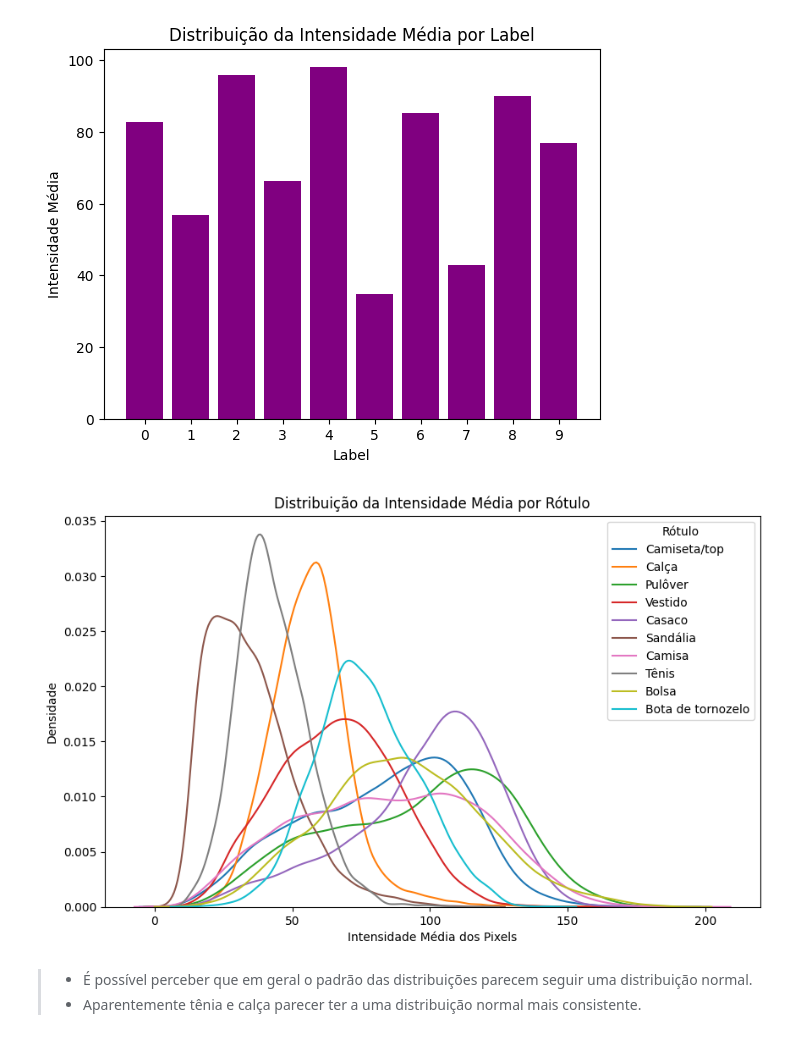
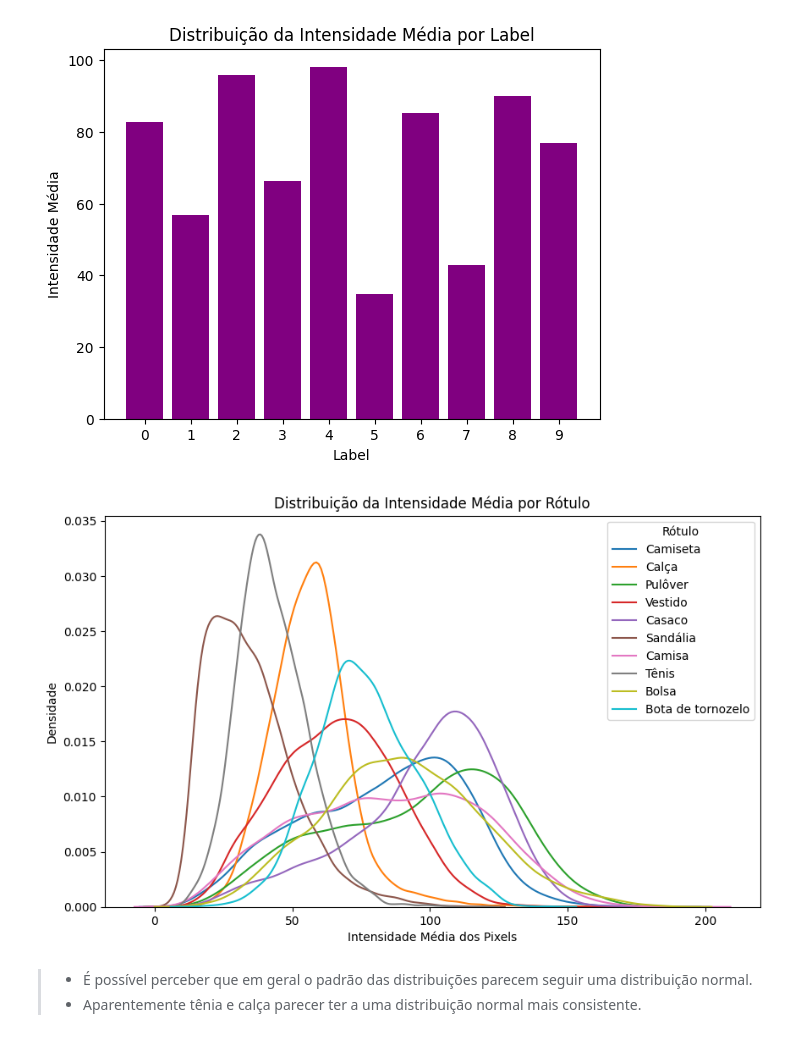
Before and after one commit to anycarolinys/projeto_visao_computacional, a Jupyter notebook: visao_computacional.ipynb, the cells around one changed output. Saved outputs shown, nothing was run; the diff lists cells and outputs as text; code cells hidden in the pictures.

```diff
--- a/visao_computacional.ipynb
+++ b/visao_computacional.ipynb
@@ -82,35 +82,35 @@ plt.show()
 # %%
 num_classes = 10  # 10 classes de dígitos (0 a 9)
 mean_intensities = []
 
 for i in range(num_classes):
     class_data = train_fmnist[train_fmnist['label'] == i]
     mean_intensity = class_data.iloc[:, 1:].values.mean(axis=1)  # Ignorando a coluna de rótulo e calculando a média por linha
     mean_intensities.append(mean_intensity)
 
-label_dictionary = {0: "Camiseta/top",
+label_dictionary = {0: "Camiseta",
                     1: "Calça",
                     2: "Pulôver",
                     3: "Vestido",
                     4: "Casaco",
                     5: "Sandália",
                     6: "Camisa",
                     7: "Tênis",
                     8: "Bolsa",
                     9: "Bota de tornozelo"}
 
 # Criar um gráfico de densidade
 plt.figure(figsize=(10, 6))
 for i in range(num_classes):
     # sns.kdeplot(mean_intensities[i], label=str(i))
     sns.kdeplot(mean_intensities[i], label=label_dictionary[i])
 plt.title('Distribuição da Intensidade Média por Rótulo')
 plt.xlabel('Intensidade Média dos Pixels')
 plt.ylabel('Densidade')
 plt.legend(title='Rótulo')
 plt.show()
 # %% [output]
-[figure, old version]
+[figure, new version]
 # %% [markdown]
 > - É possível perceber que em geral o padrão das distribuições parecem seguir uma distribuição normal.
 > - Aparentemente tênia e calça parecer ter a uma distribuição normal mais consistente.
```
Also changed, not shown: parts of 10 cells of this notebook, 2 other files.
